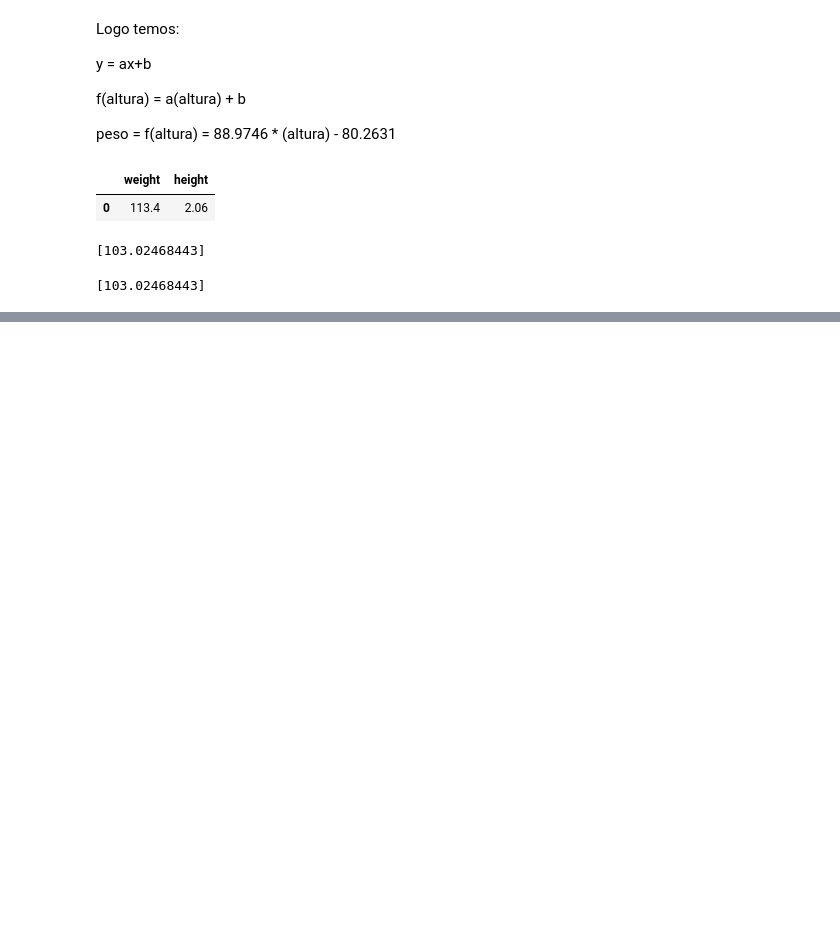
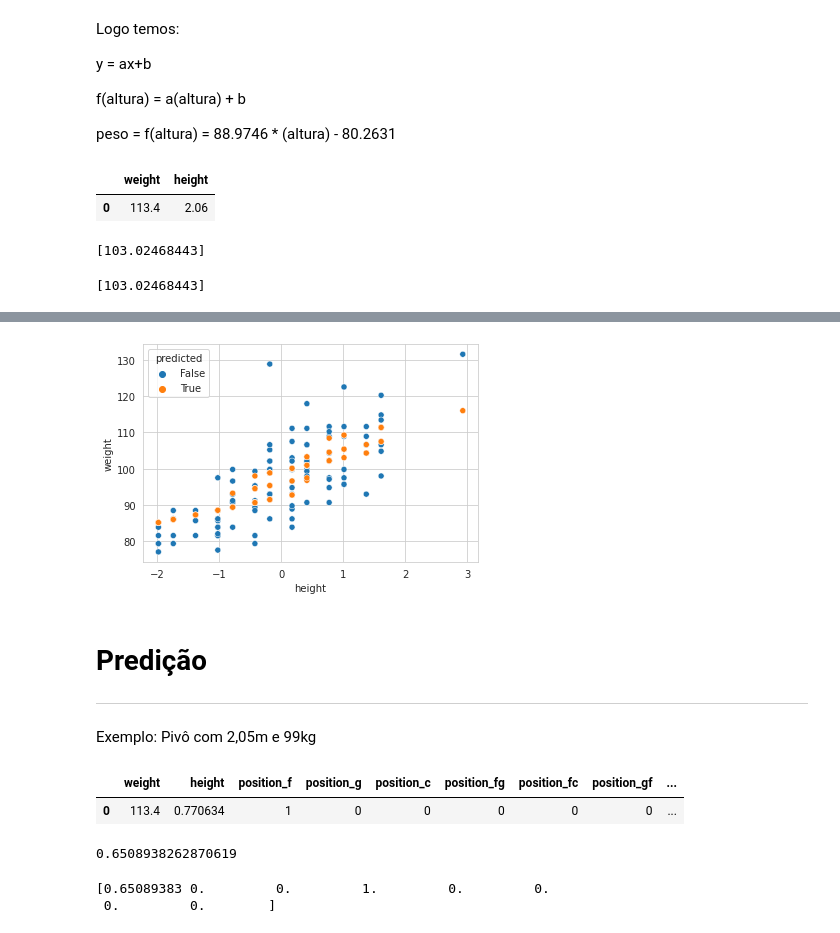
Before and after one commit to vinigm/Estudos, a Jupyter notebook: Machine_Learning.ipynb, the cells around one changed output, grey strips where cells are left out. Drawn from its saved outputs; the diff is of its cells as text; code cells hidden in the pictures; blank space fills up the shorter version.

```diff
--- a/Machine_Learning.ipynb
+++ b/Machine_Learning.ipynb
@@ -575,0 +723,10 @@ print(peso)
+# %%
+predictors_train, predictors_test, target_train, target_test = train_test_split(
+    data.drop(['weight'], axis=1),
+    data['weight'],
+    test_size=0.25,
+    random_state=123
+)
+# %%
+model_v2 = model.fit(predictors_train, target_train)
+model_v2.__dict__
@@ -575,0 +760,2 @@ print(peso)
+# %%
+target_predicted = model_v2.predict(predictors_test)
@@ -575,0 +771,8 @@ print(peso)
+# %%
+test_data = pd.concat([predictors_test, pd.DataFrame(target_test, columns=['weight'])], axis=1).reset_index(drop=True)
+test_data['predicted'] = False
+
+prediction_data = pd.concat([predictors_test.reset_index(drop=True), pd.DataFrame(target_predicted, columns=['weight'])], axis=1).reset_index(drop=True)
+prediction_data['predicted'] = True
+
+prediction_v2 = pd.concat([test_data, prediction_data]).reset_index(drop=True)
@@ -575,0 +786,28 @@ print(peso)
+# %%
+with sns.axes_style('whitegrid'):
+
+  # peso = 3.51031289 * altura + 0.42821737 * posicao_f + ... + 99.07105131057611
+  sns.scatterplot(data=prediction_v2, x='height', y='weight', hue='predicted')
+# %% [output]
+[figure, added]
+# %% [markdown]
+# **Predição**
+---
+# %% [markdown]
+Exemplo: Pivô com 2,05m e 99kg
+# %%
+data.head(1)
+# %% [output]
+|  | weight | height | position_f | position_g | position_c | position_fg | position_fc | position_gf | ... |
+| 0 | 113.4 | 0.770634 | 1 | 0 | 0 | 0 | 0 | 0 | ... |
+# %%
+altura_padronizada = (2.05 - altura_media) / altura_desvio_padrao
+print(altura_padronizada)
+# %% [output]
+0.6508938262870619
+# %%
+jogador = np.array([altura_padronizada, 0, 0, 1, 0, 0, 0, 0])
+print(jogador)
+# %% [output]
+[0.65089383 0.         0.         1.         0.         0.
+ 0.         0.        ]
```
Also changed, not shown: parts of 141 cells of this notebook.
